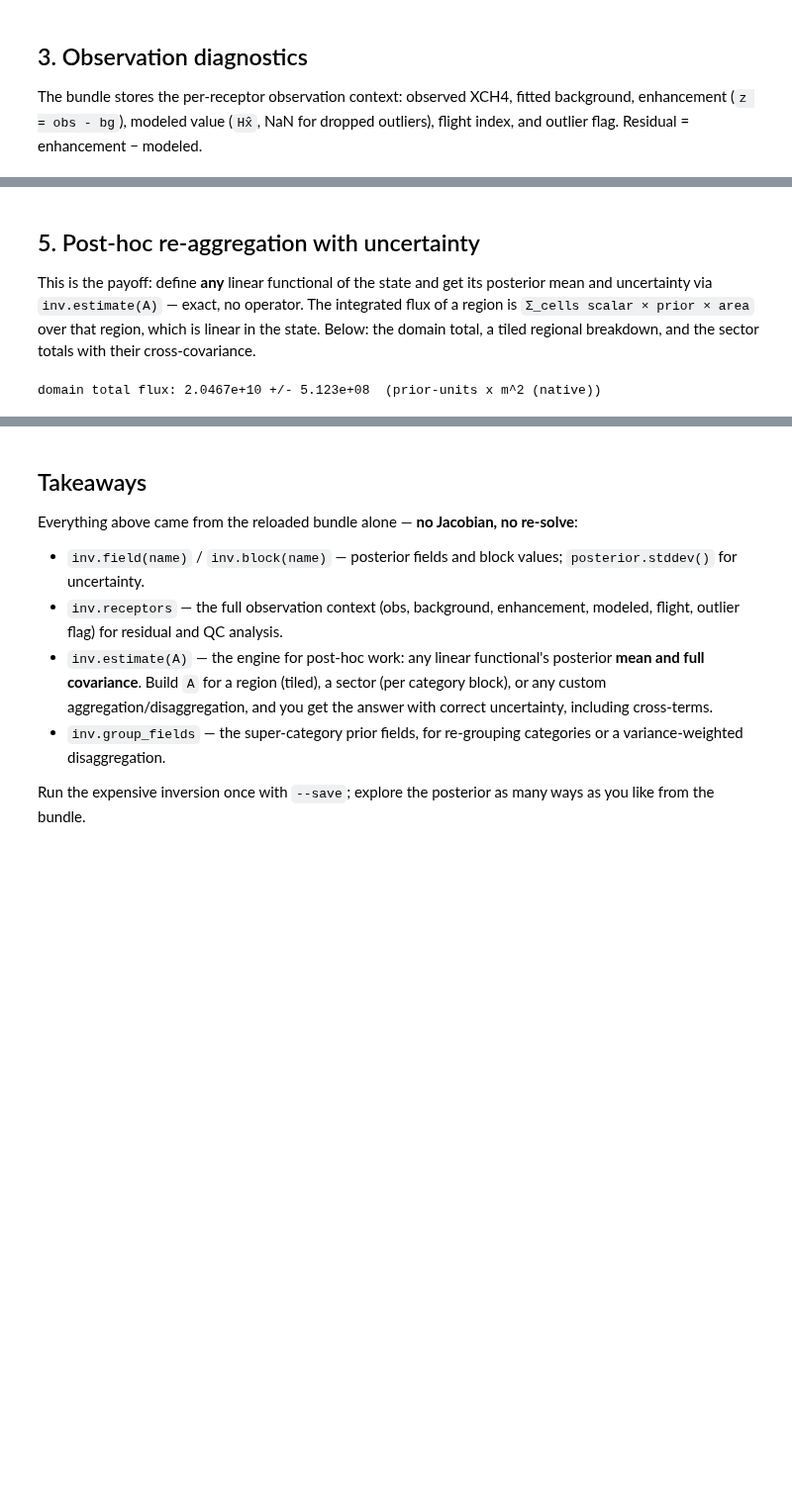
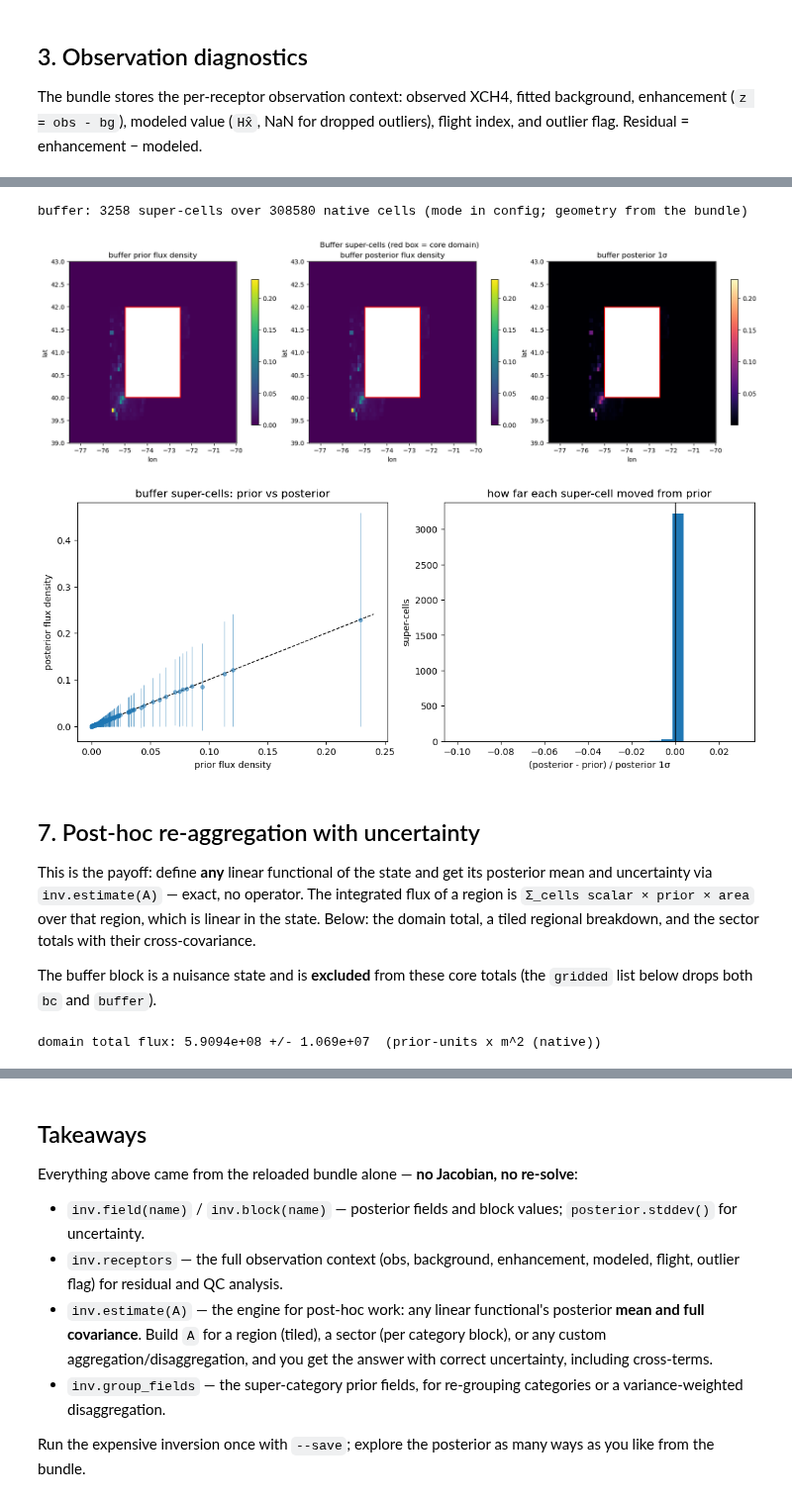
Before and after one commit to erselab/halo-nyc, a Jupyter notebook: bayes_opt/notebooks/saved_bundle_analysis.ipynb, the cells around one changed output, grey strips where cells are left out. Shown at 99% size. Drawn from its saved outputs; the diff is of its cells as text; code cells hidden in the pictures; blank space fills up the shorter version.

```diff
--- a/bayes_opt/notebooks/saved_bundle_analysis.ipynb
+++ b/bayes_opt/notebooks/saved_bundle_analysis.ipynb
@@ -206,10 +272,76 @@ else:
+# %%
+buf = inv.buffer
+if buf is None or 'buffer' not in inv.state.names:
+    print('no buffer region in this inversion (enable [buffer] in the config to use one)')
+else:
+    memb = np.asarray(buf['membership'])                       # (n_lat, n_lon), -1 off-buffer
+    prior_b = inv.state.unpack(inv.xa)['buffer']               # prior mean per super-cell
+    post_b = inv.block('buffer')                               # posterior mean
+    post_sd = inv.state.unpack(inv.posterior.stddev())['buffer']
+    n_super = post_b.size
+    print(f'buffer: {n_super} super-cells over {(memb >= 0).sum()} native cells '
+          f'(mode in config; geometry from the bundle)')
+
+    grid, core = inv.grid, inv.core
+
+    def to_grid(vals):
+        f = np.full(memb.shape, np.nan)
+        ok = memb >= 0
+        f[ok] = np.asarray(vals)[memb[ok]]
+        return f
+
+    # window covering core + buffer
+    reg = (memb >= 0) | core.mask
+    ii, jj = np.where(reg)
+    pad = 1
+    i0, i1 = max(ii.min() - pad, 0), min(ii.max() + pad + 1, grid.n_lat)
+    j0, j1 = max(jj.min() - pad, 0), min(jj.max() + pad + 1, grid.n_lon)
+    ext = [grid.lon[j0], grid.lon[j1 - 1], grid.lat[i0], grid.lat[i1 - 1]]
+    cropb = lambda f: f[i0:i1, j0:j1]
+    # core extent (for an outline box)
+    clat, clon = core.active_lat, core.active_lon
+    core_box = Rectangle((clon.min(), clat.min()), clon.max() - clon.min(),
+                         clat.max() - clat.min(), fill=False, ec='red', lw=1.5)
+
+    fig, ax = plt.subplots(1, 3, figsize=(16, 5), constrained_layout=True)
+    vmax = np.nanmax([np.nanmax(to_grid(prior_b)), np.nanmax(to_grid(post_b))])
+    for a, (title, fld, cmap, vlim) in zip(ax, [
+            ('buffer prior flux density', to_grid(prior_b), 'viridis', (0, vmax)),
+            ('buffer posterior flux density', to_grid(post_b), 'viridis', (0, vmax)),
+            ('buffer posterior 1σ', to_grid(post_sd), 'magma', (None, None))]):
+        kw = {} if vlim[0] is None else dict(vmin=vlim[0], vmax=vlim[1])
+        im = a.imshow(cropb(fld), origin='lower', extent=ext, aspect='auto', cmap=cmap, **kw)
+        a.add_patch(Rectangle((clon.min(), clat.min()), clon.max() - clon.min(),
+                              clat.max() - clat.min(), fill=False, ec='red', lw=1.5))
+        a.set_title(title); a.set_xlabel('lon'); a.set_ylabel('lat'); fig.colorbar(im, ax=a, shrink=0.8)
+    plt.suptitle('Buffer super-cells (red box = core domain)'); plt.show()
+
+    # prior vs posterior per super-cell (update direction + uncertainty)
+    fig, ax = plt.subplots(1, 2, figsize=(11, 4.4), constrained_layout=True)
+    ax[0].errorbar(prior_b, post_b, yerr=post_sd, fmt='o', ms=4, alpha=0.5, lw=0.8)
+    lim = [0, float(np.nanmax([prior_b.max(), post_b.max()])) * 1.05 + 1e-12]
+    ax[0].plot(lim, lim, 'k--', lw=1)
+    ax[0].set_xlabel('prior flux density'); ax[0].set_ylabel('posterior flux density')
+    ax[0].set_title('buffer super-cells: prior vs posterior')
+    upd = np.where(post_sd > 0, (post_b - prior_b) / post_sd, 0.0)
+    ax[1].hist(upd, bins=25)
+    ax[1].axvline(0, color='k', lw=1)
+    ax[1].set_xlabel('(posterior - prior) / posterior 1σ'); ax[1].set_ylabel('super-cells')
+    ax[1].set_title('how far each super-cell moved from prior')
+    plt.show()
+# %% [output]
+buffer: 3258 super-cells over 308580 native cells (mode in config; geometry from the bundle)
+[figure, added]
+[figure, added]
 # %% [markdown]
-## 5. Post-hoc re-aggregation with uncertainty
+## 7. Post-hoc re-aggregation with uncertainty
 
 This is the payoff: define **any** linear functional of the state and get its posterior mean and uncertainty via `inv.estimate(A)` — exact, no operator. The integrated flux of a region is `Σ_cells scalar × prior × area` over that region, which is linear in the state. Below: the domain total, a tiled regional breakdown, and the sector totals with their cross-covariance.
+
+The buffer block is a nuisance state and is **excluded** from these core totals (the `gridded` list below drops both `bc` and `buffer`).
 # %%
 areas = core.from_field(cell_areas_m2(grid))                 # m^2 per active cell
-gridded = [b.name for b in inv.state.blocks if b.name != 'bc']
+gridded = [b.name for b in inv.state.blocks if b.name not in ('bc', 'buffer')]
 
 def block_prior(name):
     """Prior emission on active cells for a state block (category field or total)."""
@@ -231,7 +363,7 @@ def flux_functional(cell_weight=None, blocks=None):
 (tot,), totcov = inv.estimate(flux_functional()[None, :])
 print(f'domain total flux: {tot:.4e} +/- {totcov[0,0]**0.5:.3e}  ({inv.report["unit_label"]})')
 # %% [output]
-domain total flux: 2.0467e+10 +/- 5.123e+08  (prior-units x m^2 (native))
+domain total flux: 5.9094e+08 +/- 1.069e+07  (prior-units x m^2 (native))
 # %%
 # regional sub-totals: split the active domain into an NxN grid of tiles and
 # aggregate each (with uncertainty) post-hoc
```
Also changed, not shown: parts of 14 cells of this notebook, 9 other files.
